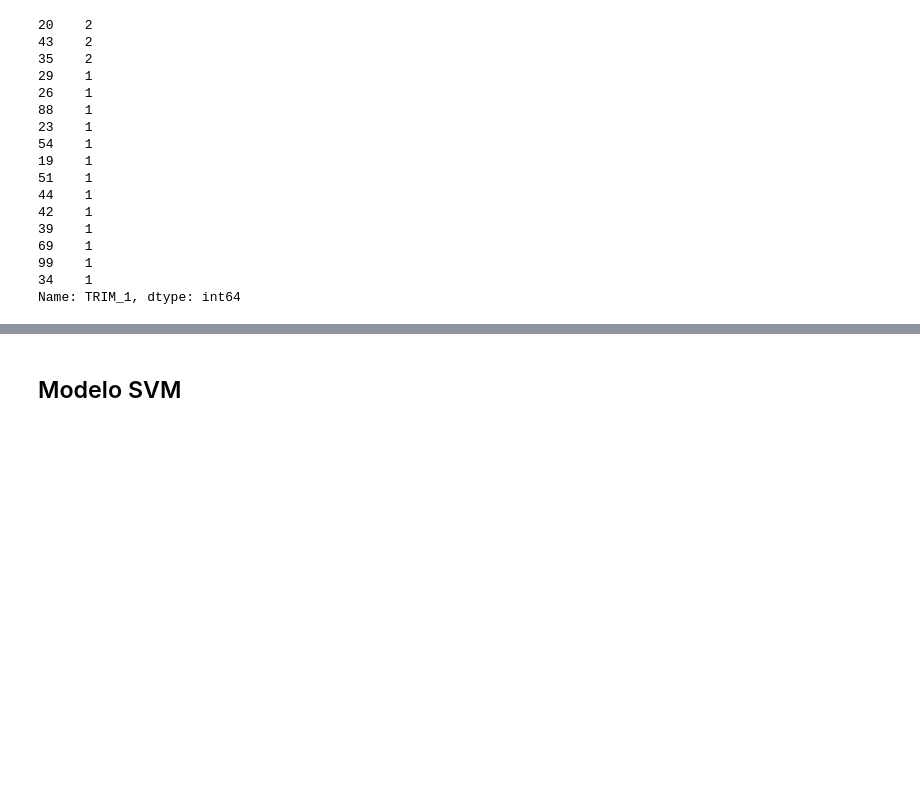
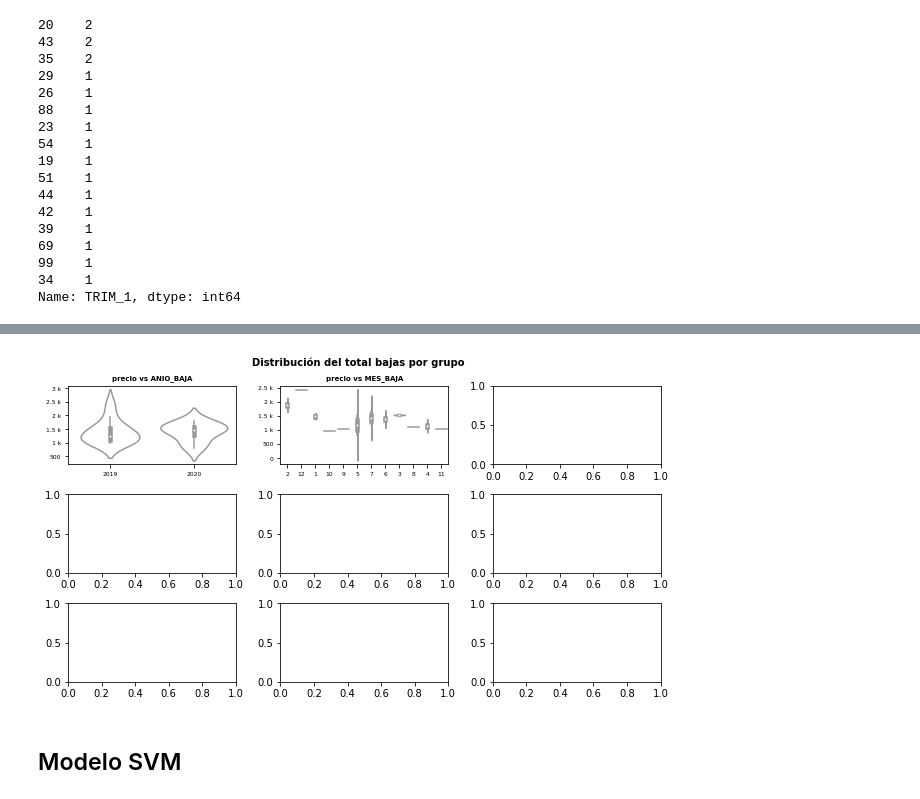
Before and after one commit to ClauCll/Curso_ML_A_Z, a Jupyter notebook: Regresión/Regresion_Bajas_Antiguedad_v4.ipynb, the cells around one changed output, grey strips where cells are left out. Drawn from its saved outputs; the diff is of its cells as text; code cells hidden in the pictures; blank space fills up the shorter version.

```diff
--- a/Regresión/Regresion_Bajas_Antiguedad_v4.ipynb
+++ b/Regresión/Regresion_Bajas_Antiguedad_v4.ipynb
@@ -95,3 +131,37 @@ Name: TRIM_1, dtype: int64
+# %%
+# Gráfico relación entre el precio y cada cada variables cualitativas
+# ==============================================================================
+# Ajustar número de subplots en función del número de columnas
+import seaborn as sns
+import matplotlib.ticker as ticker
+
+fig, axes = plt.subplots(nrows=3, ncols=3, figsize=(9, 5))
+axes = axes.flat
+columnas_object = data.select_dtypes(include=['object']).columns
+
+for i, colum in enumerate(columnas_object):
+    sns.violinplot(
+        x     = colum,
+        y     = 'TOTAL_BAJAS',
+        data  = data,
+        color = "white",
+        ax    = axes[i]
+    )
+    axes[i].set_title(f"precio vs {colum}", fontsize = 7, fontweight = "bold")
+    axes[i].yaxis.set_major_formatter(ticker.EngFormatter())
+    axes[i].tick_params(labelsize = 6)
+    axes[i].set_xlabel("")
+    axes[i].set_ylabel("")
+
+# Se eliminan los axes vacíos
+#for i in [7, 8]:
+#    fig.delaxes(axes[i])
+
+fig.tight_layout()
+plt.subplots_adjust(top=0.9)
+fig.suptitle('Distribución del total bajas por grupo', fontsize = 10, fontweight = "bold");
+# %% [output]
+[figure, added]
 # %% [markdown]
 ## Modelo SVM
 # %%
```
Also changed, not shown: parts of 7 cells of this notebook.
